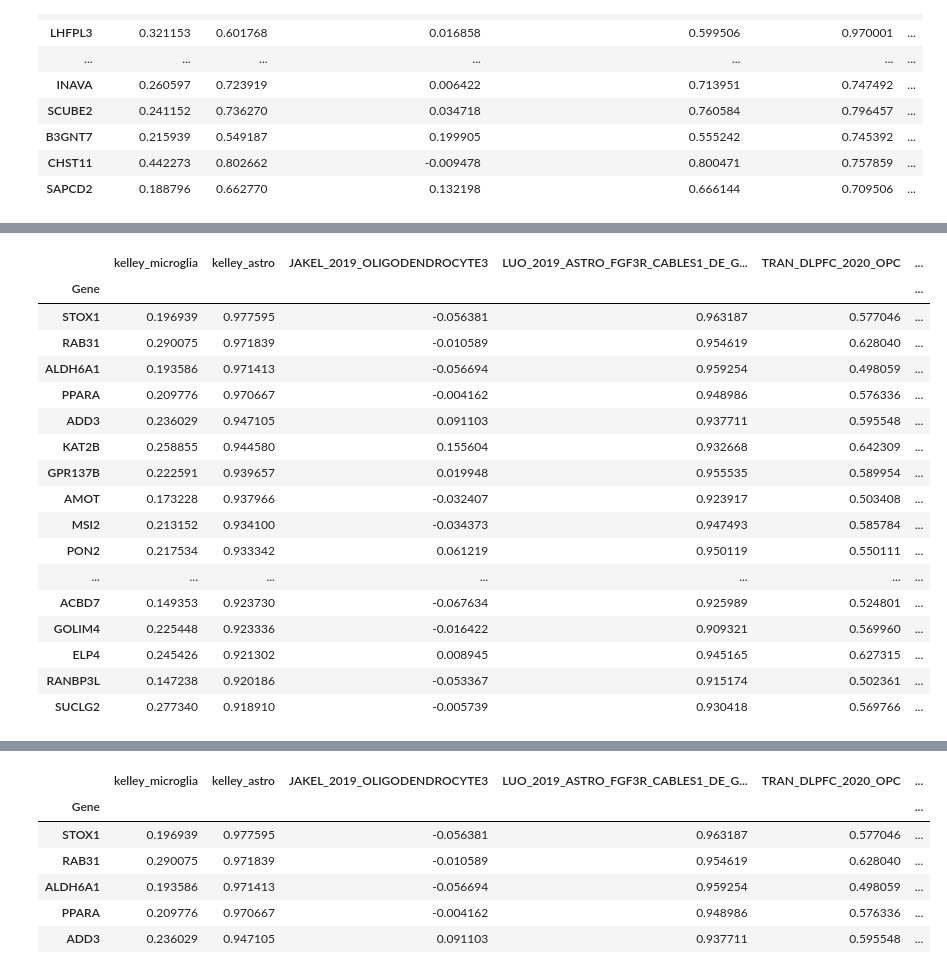
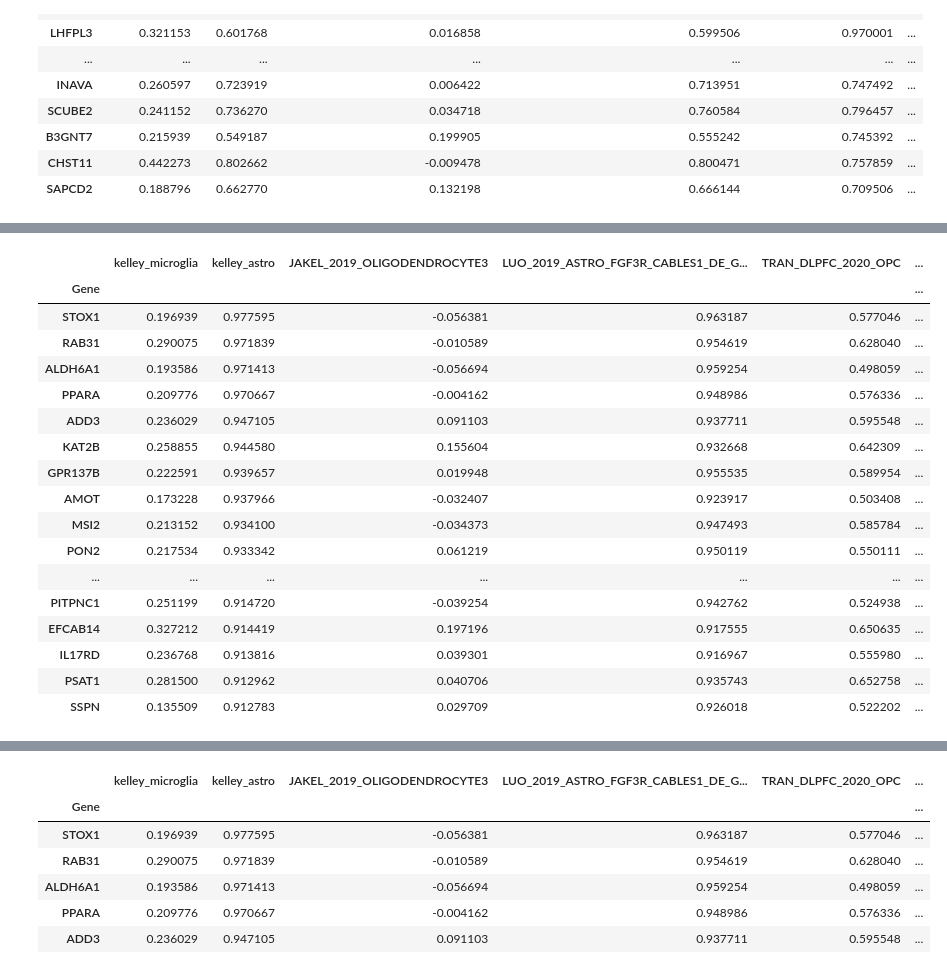
Before and after one commit to reliscu/bulk_splicing_GTEx_cortex, a Jupyter notebook: 17_cluster_MEs_by_corr.ipynb, the cells around one changed output, grey strips where cells are left out. Drawn from its saved outputs; the diff is of its cells as text; code cells hidden in the pictures.

```diff
--- a/17_cluster_MEs_by_corr.ipynb
+++ b/17_cluster_MEs_by_corr.ipynb
@@ -501,23 +541,23 @@ expr_corr_df.sort_values("BARRES_ASTROCYTES", ascending=False).head(20)
 | SS18 | 0.299276 | 0.888876 | 0.200078 | 0.902571 | 0.604114 | ... |
 | AMOT | 0.173228 | 0.937966 | -0.032407 | 0.923917 | 0.503408 | ... |
 # %%
-expr_corr_df.sort_values("Astro", ascending=False).head(20)
+expr_corr_df.sort_values("Astro", ascending=False).head(30)
 # %% [output]
 |  | kelley_microglia | kelley_astro | JAKEL_2019_OLIGODENDROCYTE3 | LUO_2019_ASTRO_FGF3R_CABLES1_DE_G... | TRAN_DLPFC_2020_OPC | ... |
 | Gene |  |  |  |  |  | ... |
 | STOX1 | 0.196939 | 0.977595 | -0.056381 | 0.963187 | 0.577046 | ... |
 | RAB31 | 0.290075 | 0.971839 | -0.010589 | 0.954619 | 0.628040 | ... |
 | ALDH6A1 | 0.193586 | 0.971413 | -0.056694 | 0.959254 | 0.498059 | ... |
 | PPARA | 0.209776 | 0.970667 | -0.004162 | 0.948986 | 0.576336 | ... |
 | ADD3 | 0.236029 | 0.947105 | 0.091103 | 0.937711 | 0.595548 | ... |
 | KAT2B | 0.258855 | 0.944580 | 0.155604 | 0.932668 | 0.642309 | ... |
 | GPR137B | 0.222591 | 0.939657 | 0.019948 | 0.955535 | 0.589954 | ... |
 | AMOT | 0.173228 | 0.937966 | -0.032407 | 0.923917 | 0.503408 | ... |
 | MSI2 | 0.213152 | 0.934100 | -0.034373 | 0.947493 | 0.585784 | ... |
 | PON2 | 0.217534 | 0.933342 | 0.061219 | 0.950119 | 0.550111 | ... |
 | ... | ... | ... | ... | ... | ... | ... |
-| ACBD7 | 0.149353 | 0.923730 | -0.067634 | 0.925989 | 0.524801 | ... |
-| GOLIM4 | 0.225448 | 0.923336 | -0.016422 | 0.909321 | 0.569960 | ... |
-| ELP4 | 0.245426 | 0.921302 | 0.008945 | 0.945165 | 0.627315 | ... |
-| RANBP3L | 0.147238 | 0.920186 | -0.053367 | 0.915174 | 0.502361 | ... |
-| SUCLG2 | 0.277340 | 0.918910 | -0.005739 | 0.930418 | 0.569766 | ... |
+| PITPNC1 | 0.251199 | 0.914720 | -0.039254 | 0.942762 | 0.524938 | ... |
+| EFCAB14 | 0.327212 | 0.914419 | 0.197196 | 0.917555 | 0.650635 | ... |
+| IL17RD | 0.236768 | 0.913816 | 0.039301 | 0.916967 | 0.555980 | ... |
+| PSAT1 | 0.281500 | 0.912962 | 0.040706 | 0.935743 | 0.652758 | ... |
+| SSPN | 0.135509 | 0.912783 | 0.029709 | 0.926018 | 0.522202 | ... |
```
Also changed, not shown: parts of 5 cells of this notebook, 6 other files.
